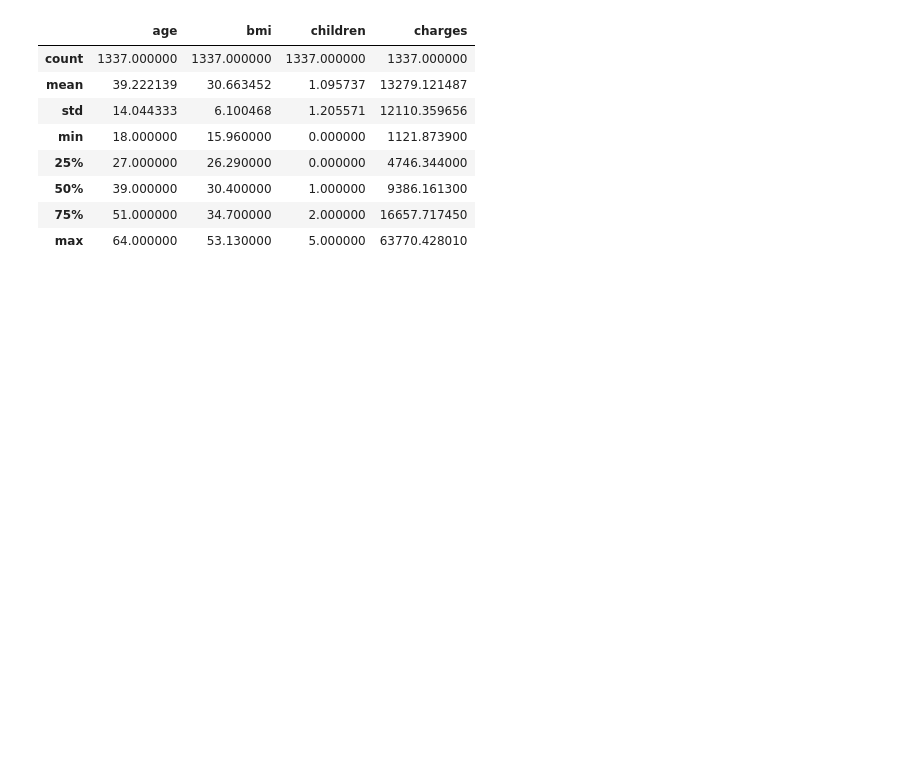
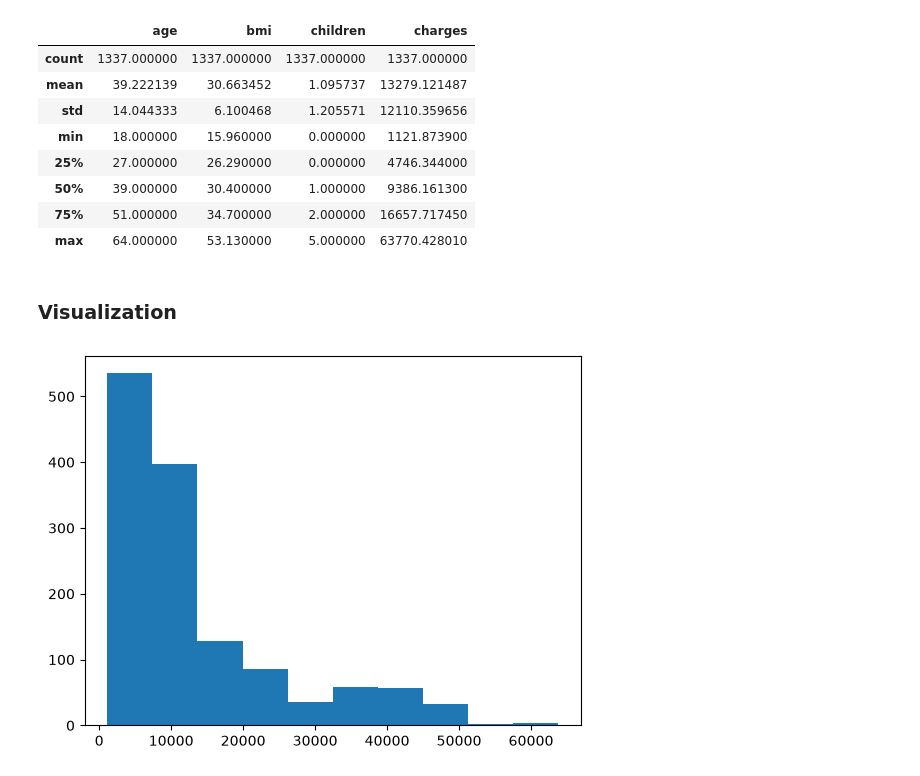
Before and after one commit to jvd1990/insurance-linear-regression-pytorch, a Jupyter notebook: insurance_linear_regression.ipynb, the cells around one changed output. Drawn from its saved outputs; the diff is of its cells as text; code cells hidden in the pictures; blank space fills up the shorter version.

Commit message:
Add EDA plots and observations

```diff
--- a/insurance_linear_regression.ipynb
+++ b/insurance_linear_regression.ipynb
@@ -95,3 +95,9 @@ df.describe()
 | 50% | 39.000000 | 30.400000 | 1.000000 | 9386.161300 |
 | 75% | 51.000000 | 34.700000 | 2.000000 | 16657.717450 |
 | max | 64.000000 | 53.130000 | 5.000000 | 63770.428010 |
+# %% [markdown]
+### Visualization
+# %%
+plt.hist(df['charges']);
+# %% [output]
+[figure, added]
```
Also changed, not shown: parts of 9 cells of this notebook.
